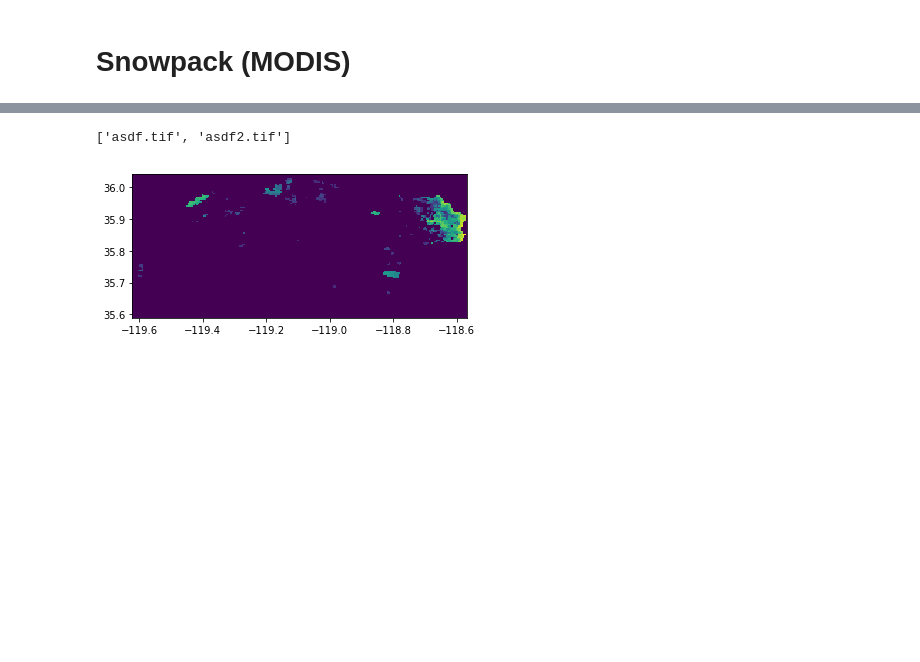
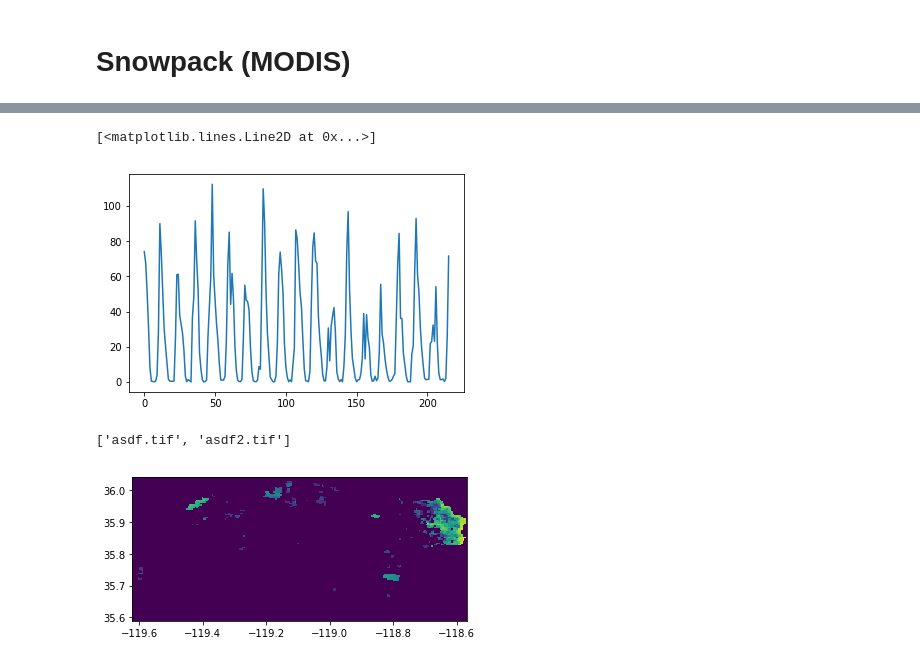
Before and after one commit to kashingtonDC/cvwbm, a Jupyter notebook: code/snow.ipynb, the cells around one changed output, grey strips where cells are left out. Drawn from its saved outputs; the diff is of its cells as text; code cells hidden in the pictures; blank space fills up the shorter version.

Commit message:
add fracsnow nb

```diff
--- a/code/snow.ipynb
+++ b/code/snow.ipynb
@@ -158,0 +61,14 @@ for y in range(0,len(arr),1):
+# %%
+data = {}
+data['fracsnow'] = [ee.ImageCollection('MODIS/006/MOD10A1'),'NDSI_Snow_Cover',1 ]
+# %%
+years = range(2001, 2019)
+months = range(1,13)
+
+out = []
+
+for year in years:
+    print(year)
+    for month in months:
+        print(month)
+        out.append(get_data(data['fracsnow'], year, month))
@@ -159,3 +93,8 @@ for y in range(0,len(arr),1):
+# %%
+plt.plot(out)
+# %% [output]
+[<matplotlib.lines.Line2D at 0x...>]
+[figure, added]
 # %%
 
 transform = (np.min(uniqueLons),xs,0,np.max(uniqueLats),0,-ys)
```
Also changed, not shown: parts of 18 cells of this notebook.
